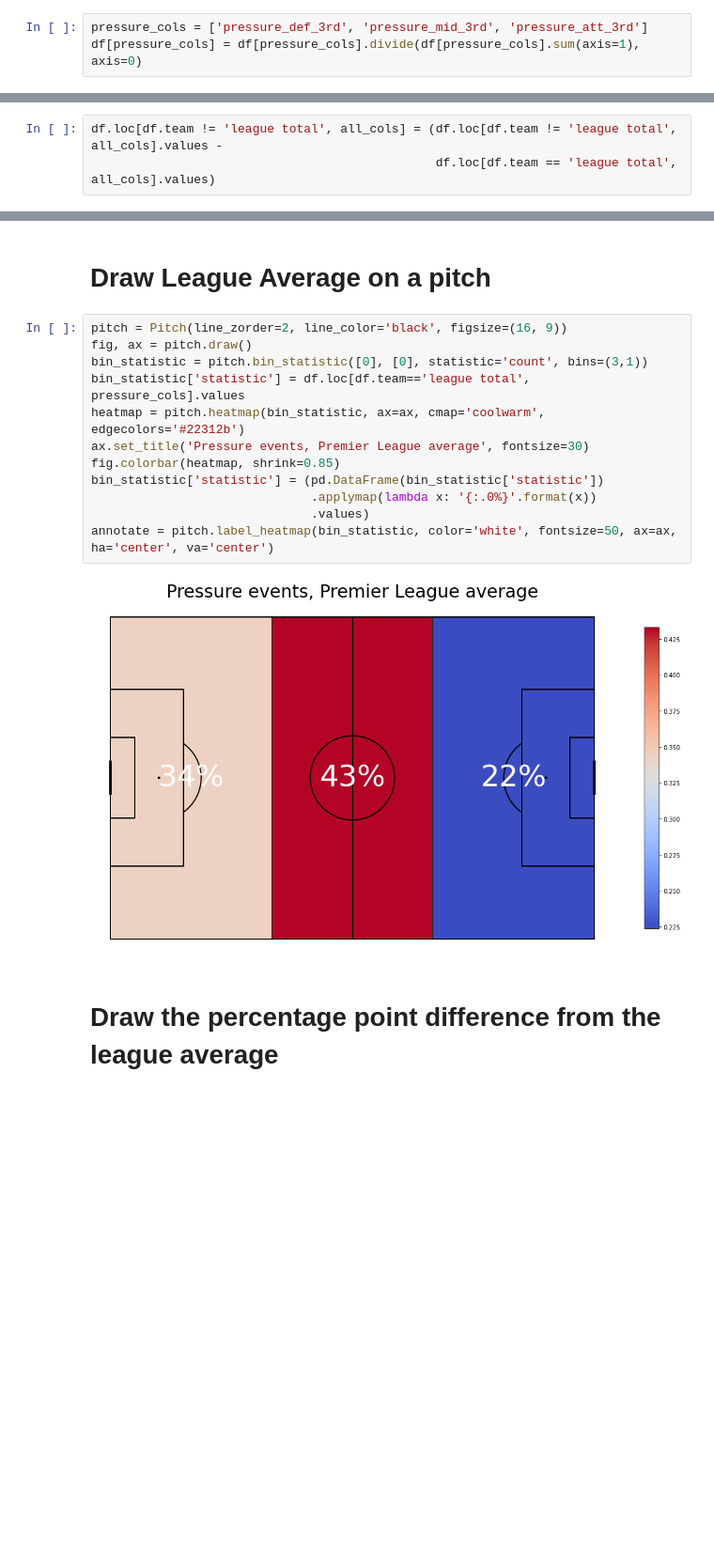
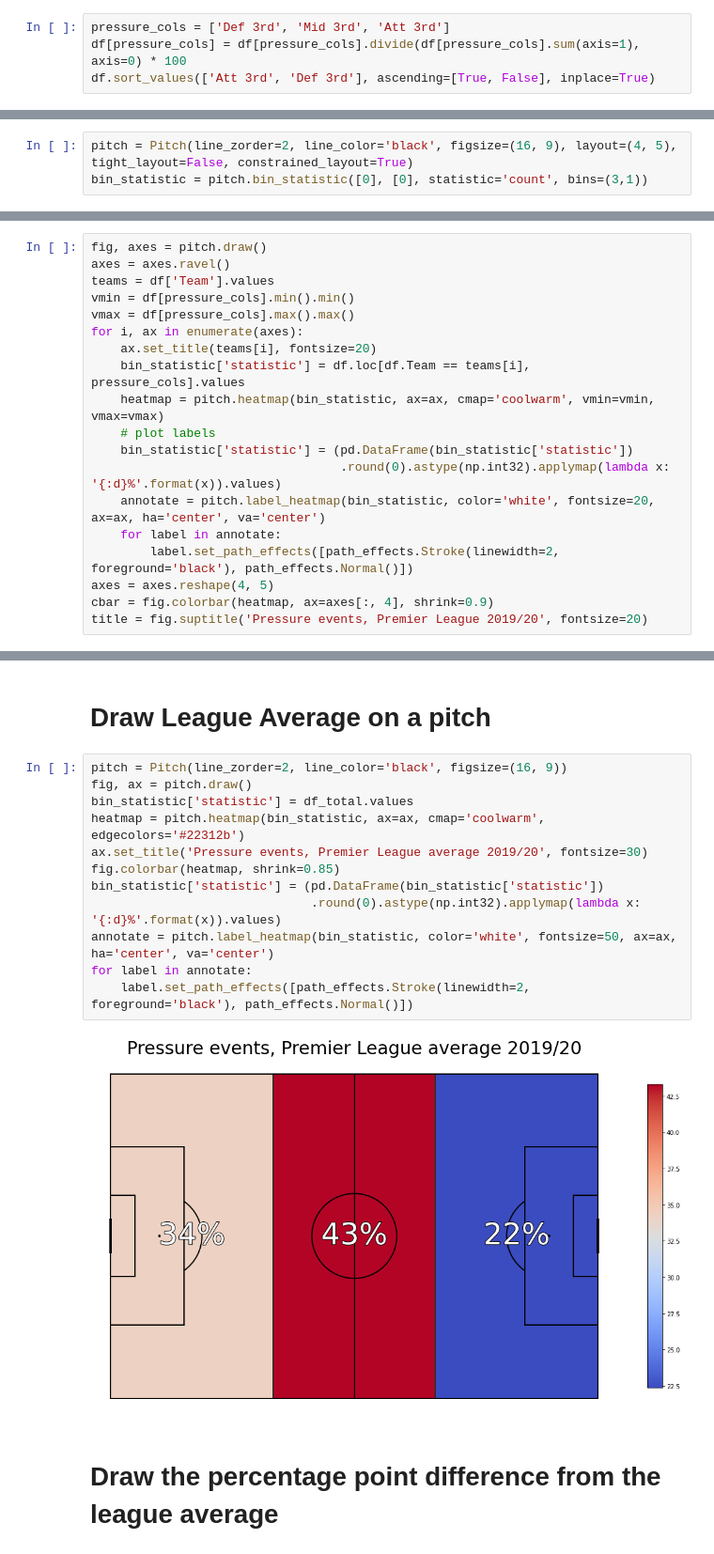
Before and after one commit to andrewRowlinson/expected-goals-thesis, a Jupyter notebook: notebooks/fbref_pressure.ipynb, the cells around one changed output, grey strips where cells are left out. Shown at 94% size. Drawn from its saved outputs; the diff is of its cells as text; blank space fills up the shorter version.

```diff
--- a/notebooks/fbref_pressure.ipynb
+++ b/notebooks/fbref_pressure.ipynb
@@ -37,3 +41,4 @@ df[tackle_cols] = df[tackle_cols].divide(df[tackle_cols].sum(axis=1), axis=0)
 # %%
-pressure_cols = ['pressure_def_3rd', 'pressure_mid_3rd', 'pressure_att_3rd']
-df[pressure_cols] = df[pressure_cols].divide(df[pressure_cols].sum(axis=1), axis=0)
+pressure_cols = ['Def 3rd', 'Mid 3rd', 'Att 3rd']
+df[pressure_cols] = df[pressure_cols].divide(df[pressure_cols].sum(axis=1), axis=0) * 100
+df.sort_values(['Att 3rd', 'Def 3rd'], ascending=[True, False], inplace=True)
@@ -44,3 +44,0 @@ Calculate the percentage point difference from the league average
-# %%
-df.loc[df.team != 'league total', all_cols] = (df.loc[df.team != 'league total', all_cols].values -
-                                               df.loc[df.team == 'league total', all_cols].values)
@@ -68,0 +68,3 @@ df
+# %%
+pitch = Pitch(line_zorder=2, line_color='black', figsize=(16, 9), layout=(4, 5), tight_layout=False, constrained_layout=True)
+bin_statistic = pitch.bin_statistic([0], [0], statistic='count', bins=(3,1))
@@ -68,0 +73,19 @@ df
+# %%
+fig, axes = pitch.draw()
+axes = axes.ravel()
+teams = df['Team'].values
+vmin = df[pressure_cols].min().min()
+vmax = df[pressure_cols].max().max()
+for i, ax in enumerate(axes):
+    ax.set_title(teams[i], fontsize=20)
+    bin_statistic['statistic'] = df.loc[df.Team == teams[i], pressure_cols].values
+    heatmap = pitch.heatmap(bin_statistic, ax=ax, cmap='coolwarm', vmin=vmin, vmax=vmax)
+    # plot labels
+    bin_statistic['statistic'] = (pd.DataFrame(bin_statistic['statistic'])
+                                  .round(0).astype(np.int32).applymap(lambda x: '{:d}%'.format(x)).values)
+    annotate = pitch.label_heatmap(bin_statistic, color='white', fontsize=20, ax=ax, ha='center', va='center')
+    for label in annotate:
+        label.set_path_effects([path_effects.Stroke(linewidth=2, foreground='black'), path_effects.Normal()])
+axes = axes.reshape(4, 5)
+cbar = fig.colorbar(heatmap, ax=axes[:, 4], shrink=0.9)
+title = fig.suptitle('Pressure events, Premier League 2019/20', fontsize=20)
@@ -71,16 +96,16 @@ df
 # %%
 pitch = Pitch(line_zorder=2, line_color='black', figsize=(16, 9))
 fig, ax = pitch.draw()
-bin_statistic = pitch.bin_statistic([0], [0], statistic='count', bins=(3,1))
-bin_statistic['statistic'] = df.loc[df.team=='league total', pressure_cols].values
+bin_statistic['statistic'] = df_total.values
 heatmap = pitch.heatmap(bin_statistic, ax=ax, cmap='coolwarm', edgecolors='#22312b')
-ax.set_title('Pressure events, Premier League average', fontsize=30)
+ax.set_title('Pressure events, Premier League average 2019/20', fontsize=30)
 fig.colorbar(heatmap, shrink=0.85)
 bin_statistic['statistic'] = (pd.DataFrame(bin_statistic['statistic'])
-                              .applymap(lambda x: '{:.0%}'.format(x))
-                              .values)
+                              .round(0).astype(np.int32).applymap(lambda x: '{:d}%'.format(x)).values)
 annotate = pitch.label_heatmap(bin_statistic, color='white', fontsize=50, ax=ax, ha='center', va='center')
+for label in annotate:
+    label.set_path_effects([path_effects.Stroke(linewidth=2, foreground='black'), path_effects.Normal()])
 # %% [output]
-[figure, old version]
+[figure, new version]
 # %% [markdown]
 # Draw the percentage point difference from the league average
```
Also changed, not shown: parts of 19 cells of this notebook.
